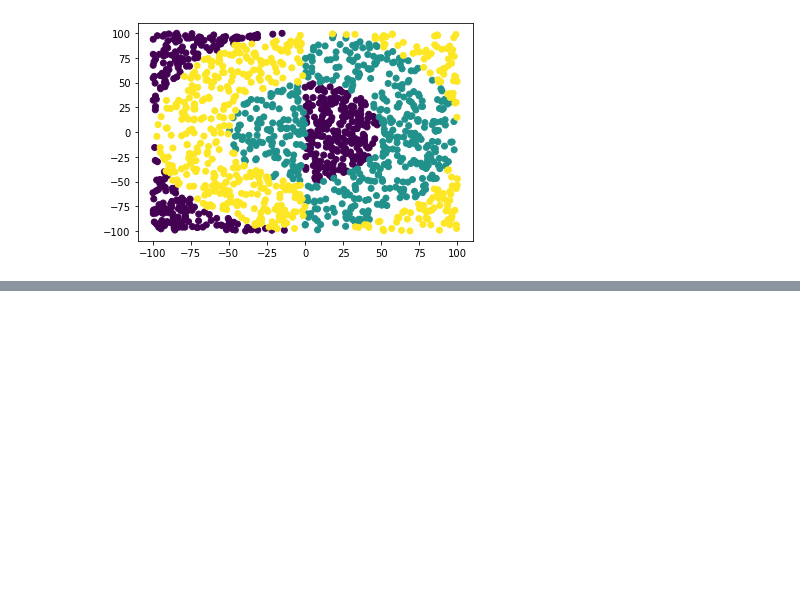
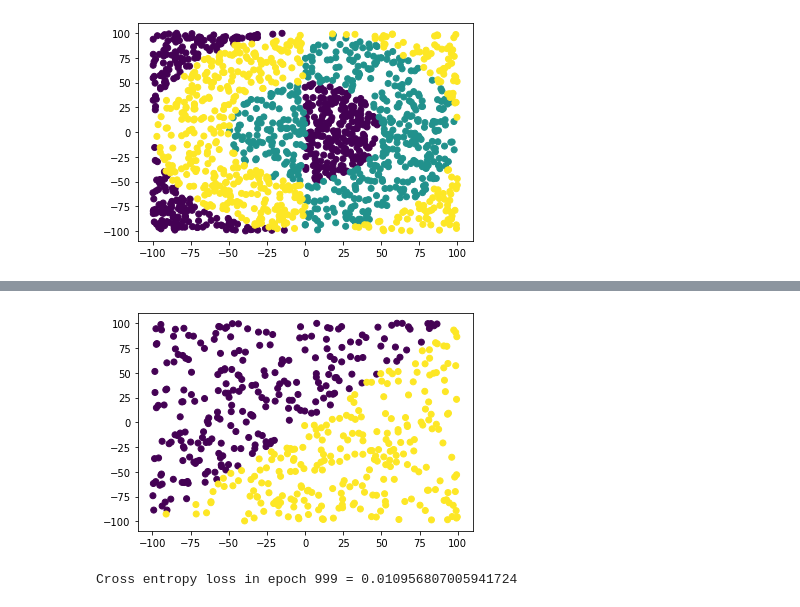
Before and after one commit to jakwisn/metody_inteligencji_obliczeniowej, a Jupyter notebook: zadania/MM_03_Lab_04.ipynb, the cells around one changed output, grey strips where cells are left out. Drawn from its saved outputs; the diff is of its cells as text; code cells hidden in the pictures; blank space fills up the shorter version.

```diff
--- a/zadania/MM_03_Lab_04.ipynb
+++ b/zadania/MM_03_Lab_04.ipynb
@@ -249,0 +276,5 @@ metrics.accuracy_score(test_df['c'], result )
+# %%
+train_df = pd.read_csv('../data/easy-training.csv')
+train_df['c'] = np.where(train_df['c'], 1, 0)
+test_df = pd.read_csv('../data/easy-test.csv')
+test_df['c'] = np.where(test_df['c'], 1, 0)
@@ -249,0 +297,25 @@ metrics.accuracy_score(test_df['c'], result )
+# %%
+plt.scatter(train_df['x'], train_df['y'], c=train_df['c'])
+plt.show()
+# %% [output]
+[figure, added]
+# %%
+x = np.asarray(train_df.iloc[:,0:2])
+x = (x - np.mean(x, axis = 0))/np.std(x, axis = 0)
+
+x_test = np.asarray(test_df.iloc[:,0:2])
+x_test = (x_test - np.mean(x_test, axis = 0))/np.std(x_test, axis = 0)
+
+y = np.asarray(train_df.iloc[:,2]).reshape(-1, 1)
+
+layers=[2, 128, 128, 128, 2]
+weights, biases = generate_weights_and_biases(layers, -1, 1)
+
+mlp = MLP_classification(layers, weights, biases, function='softmax')
+
+mlp.train(x, y, epochs = 1000, batch_size=10, alpha=0.01)
+
+predictions_b = mlp.forward(x_test)
+result = np.argmax(predictions_b, axis = 1)
+# %% [output]
+Cross entropy loss in epoch 999 = 0.010956807005941724
```
Also changed, not shown: parts of 37 cells of this notebook.
